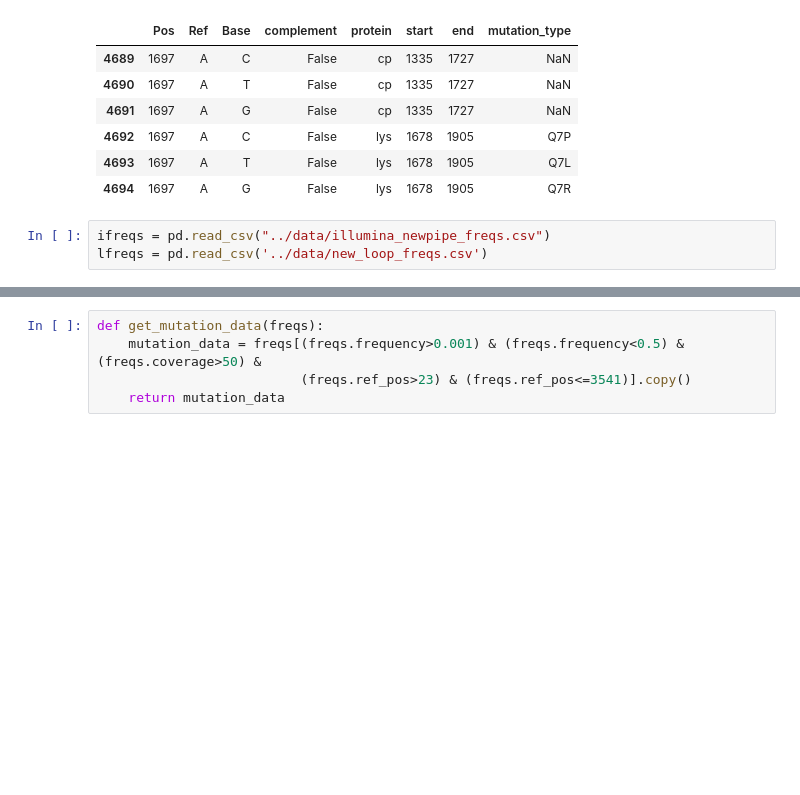
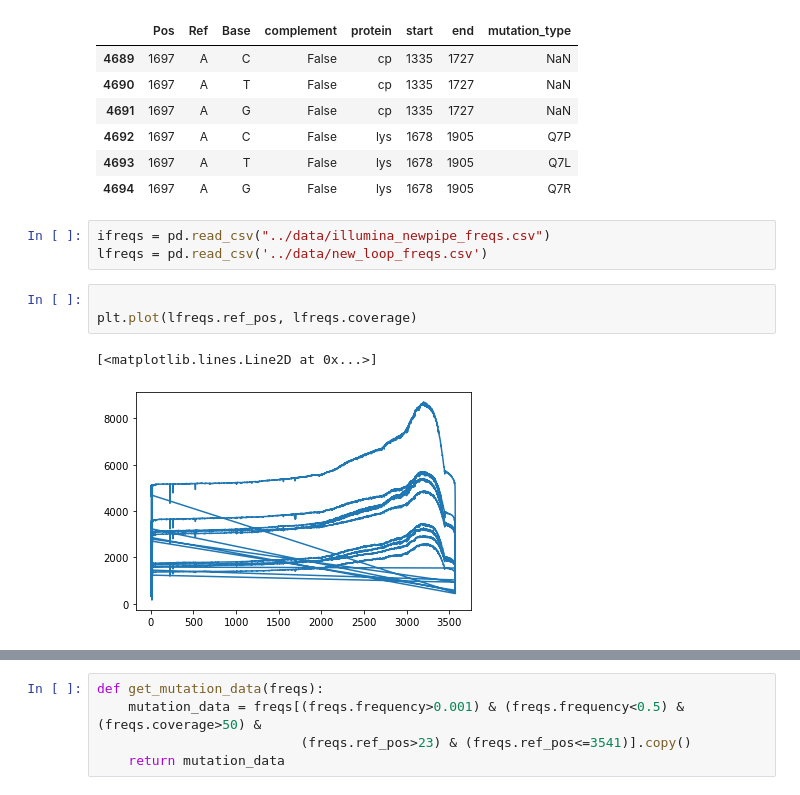
Before and after one commit to theitush/mutation-rate, a Jupyter notebook: new pipeline analysis/synonimous_mutations_comparison_newpipe.ipynb, the cells around one changed output, grey strips where cells are left out. Saved outputs shown, nothing was run; the diff lists cells and outputs as text; blank space fills up the shorter version.

```diff
--- a/new pipeline analysis/synonimous_mutations_comparison_newpipe.ipynb
+++ b/new pipeline analysis/synonimous_mutations_comparison_newpipe.ipynb
@@ -48,3 +55,9 @@ types.loc[types.Pos==1697]
 # %%
 ifreqs = pd.read_csv("../data/illumina_newpipe_freqs.csv")
 lfreqs = pd.read_csv('../data/new_loop_freqs.csv')
+# %%
+
+plt.plot(lfreqs.ref_pos, lfreqs.coverage)
+# %% [output]
+[<matplotlib.lines.Line2D at 0x...>]
+[figure, added]
```
Also changed, not shown: parts of 55 cells of this notebook, 2 other files.
